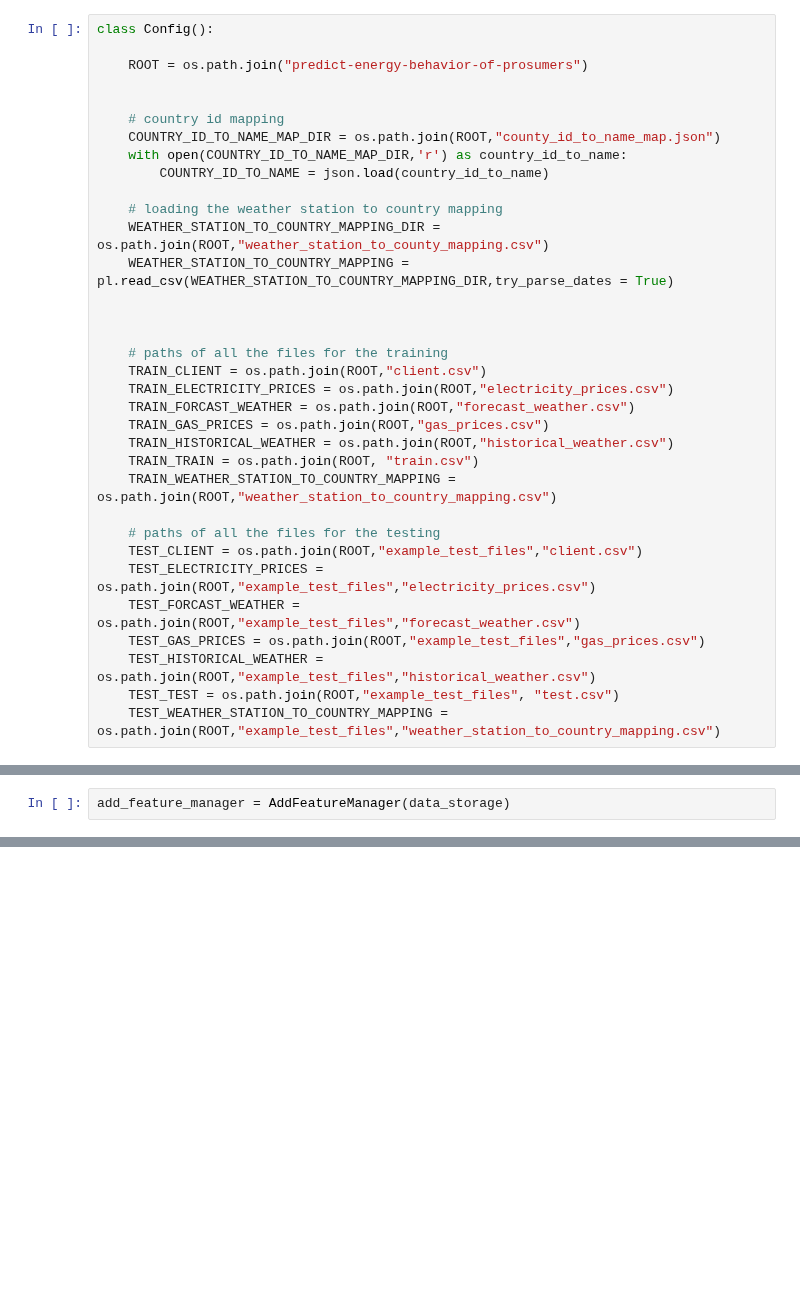
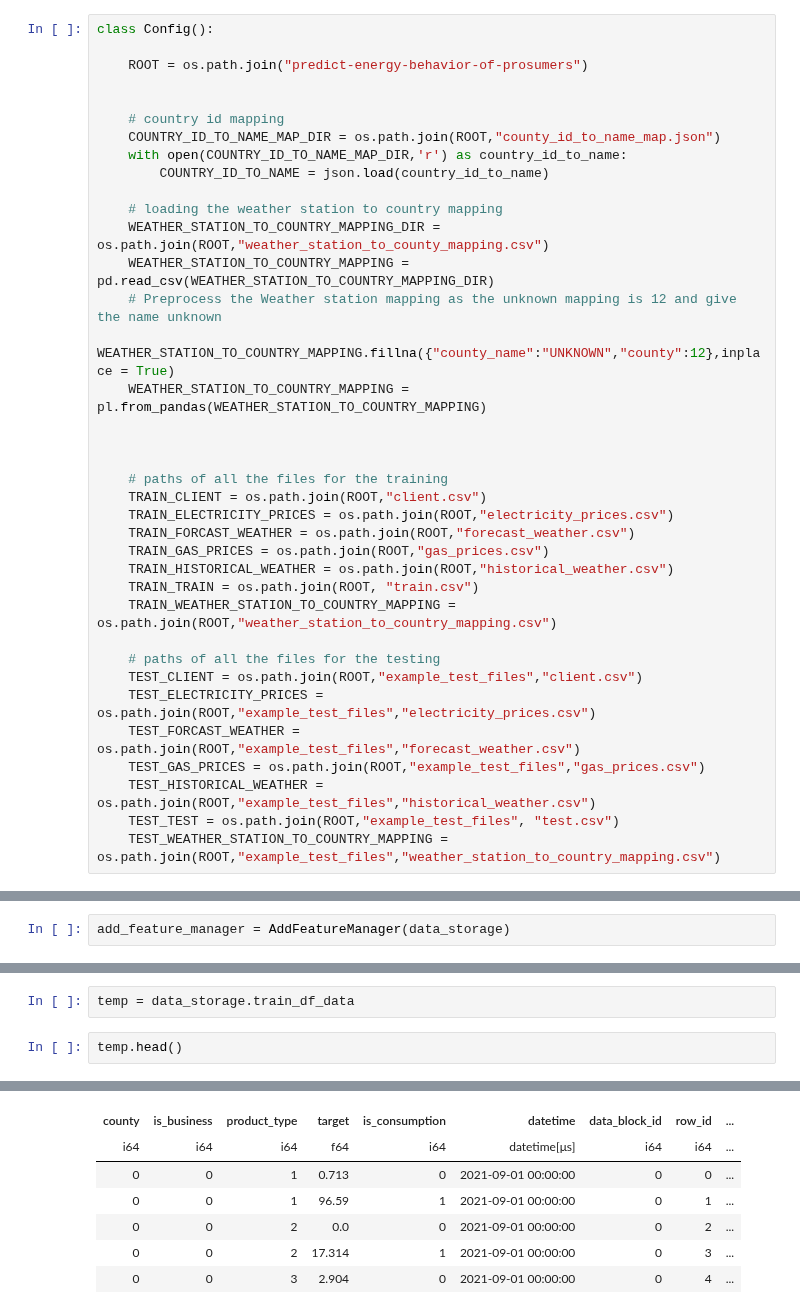
Before and after one commit to kirtan517/Enefit---Predict-Energy-Behavior-of-Prosumers, a Jupyter notebook: main.ipynb, the cells around one changed output, grey strips where cells are left out. Cells and saved outputs as stored; diff of their text form; blank space fills up the shorter version.

```diff
--- a/main.ipynb
+++ b/main.ipynb
@@ -22,7 +25,10 @@ class Config():
 
     # loading the weather station to country mapping
     WEATHER_STATION_TO_COUNTRY_MAPPING_DIR = os.path.join(ROOT,"weather_station_to_county_mapping.csv")
-    WEATHER_STATION_TO_COUNTRY_MAPPING = pl.read_csv(WEATHER_STATION_TO_COUNTRY_MAPPING_DIR,try_parse_dates = True)
+    WEATHER_STATION_TO_COUNTRY_MAPPING = pd.read_csv(WEATHER_STATION_TO_COUNTRY_MAPPING_DIR)
+    # Preprocess the Weather station mapping as the unknown mapping is 12 and give the name unknown
+    WEATHER_STATION_TO_COUNTRY_MAPPING.fillna({"county_name":"UNKNOWN","county":12},inplace = True)
+    WEATHER_STATION_TO_COUNTRY_MAPPING = pl.from_pandas(WEATHER_STATION_TO_COUNTRY_MAPPING)
 
 
 
@@ -122,0 +377,5 @@ shape: (2_018_352, 9)
+# %%
+temp = data_storage.train_df_data
+# %%
+temp.head()
+# %% [output]
@@ -122,0 +383,7 @@ shape: (2_018_352, 9)
+| county | is_business | product_type | target | is_consumption | datetime | data_block_id | row_id | ... |
+| i64 | i64 | i64 | f64 | i64 | datetime[μs] | i64 | i64 | ... |
+| 0 | 0 | 1 | 0.713 | 0 | 2021-09-01 00:00:00 | 0 | 0 | ... |
+| 0 | 0 | 1 | 96.59 | 1 | 2021-09-01 00:00:00 | 0 | 1 | ... |
+| 0 | 0 | 2 | 0.0 | 0 | 2021-09-01 00:00:00 | 0 | 2 | ... |
+| 0 | 0 | 2 | 17.314 | 1 | 2021-09-01 00:00:00 | 0 | 3 | ... |
+| 0 | 0 | 3 | 2.904 | 0 | 2021-09-01 00:00:00 | 0 | 4 | ... |
```
Also changed, not shown: parts of 19 cells of this notebook.
